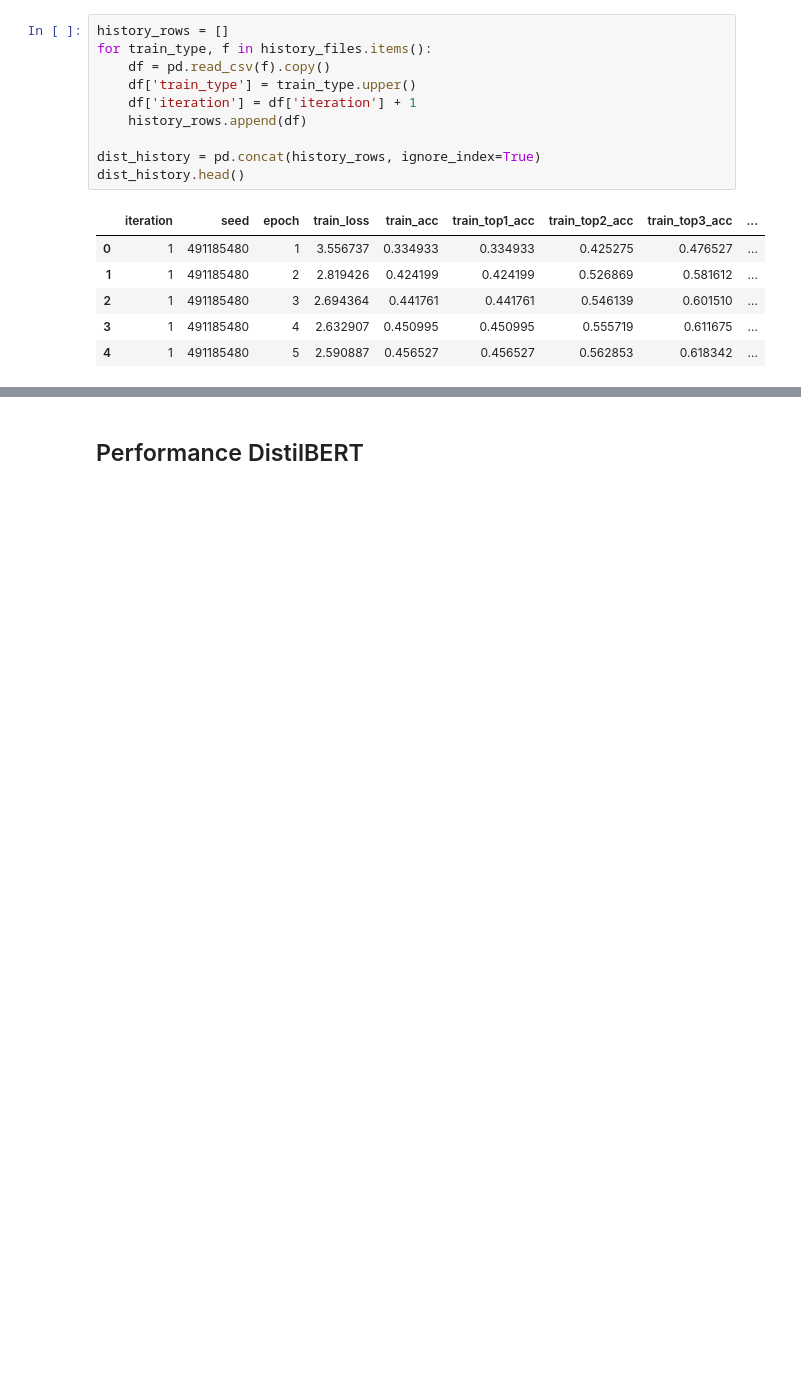
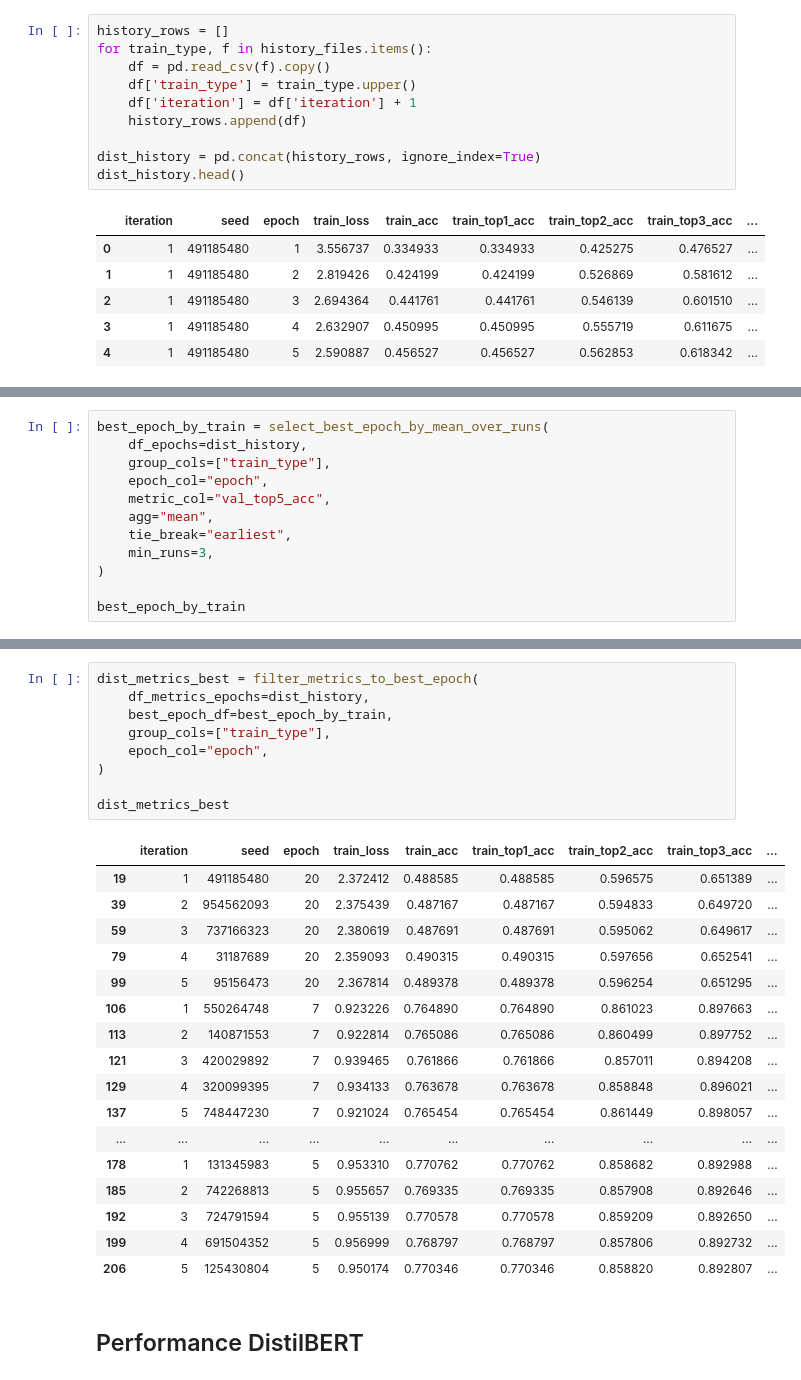
Before and after one commit to sstedoldi/tt1_clasi, a Jupyter notebook: 05-HSrecomm_iter_results_analysis.ipynb, the cells around one changed output, grey strips where cells are left out. Drawn from its saved outputs; the diff is of its cells as text; blank space fills up the shorter version.

```diff
--- a/05-HSrecomm_iter_results_analysis.ipynb
+++ b/05-HSrecomm_iter_results_analysis.ipynb
@@ -589,0 +693,12 @@ plt.show()
+# %%
+best_epoch_by_train = select_best_epoch_by_mean_over_runs(
+    df_epochs=dist_history,
+    group_cols=["train_type"],
+    epoch_col="epoch",
+    metric_col="val_top5_acc",
+    agg="mean",
+    tie_break="earliest",
+    min_runs=3,
+)
+
+best_epoch_by_train
@@ -590,2 +711,29 @@ plt.show()
+# %%
+dist_metrics_best = filter_metrics_to_best_epoch(
+    df_metrics_epochs=dist_history,
+    best_epoch_df=best_epoch_by_train,
+    group_cols=["train_type"],
+    epoch_col="epoch",
+)
+
+dist_metrics_best
+# %% [output]
+|  | iteration | seed | epoch | train_loss | train_acc | train_top1_acc | train_top2_acc | train_top3_acc | ... |
+| 19 | 1 | 491185480 | 20 | 2.372412 | 0.488585 | 0.488585 | 0.596575 | 0.651389 | ... |
+| 39 | 2 | 954562093 | 20 | 2.375439 | 0.487167 | 0.487167 | 0.594833 | 0.649720 | ... |
+| 59 | 3 | 737166323 | 20 | 2.380619 | 0.487691 | 0.487691 | 0.595062 | 0.649617 | ... |
+| 79 | 4 | 31187689 | 20 | 2.359093 | 0.490315 | 0.490315 | 0.597656 | 0.652541 | ... |
+| 99 | 5 | 95156473 | 20 | 2.367814 | 0.489378 | 0.489378 | 0.596254 | 0.651295 | ... |
+| 106 | 1 | 550264748 | 7 | 0.923226 | 0.764890 | 0.764890 | 0.861023 | 0.897663 | ... |
+| 113 | 2 | 140871553 | 7 | 0.922814 | 0.765086 | 0.765086 | 0.860499 | 0.897752 | ... |
+| 121 | 3 | 420029892 | 7 | 0.939465 | 0.761866 | 0.761866 | 0.857011 | 0.894208 | ... |
+| 129 | 4 | 320099395 | 7 | 0.934133 | 0.763678 | 0.763678 | 0.858848 | 0.896021 | ... |
+| 137 | 5 | 748447230 | 7 | 0.921024 | 0.765454 | 0.765454 | 0.861449 | 0.898057 | ... |
+| ... | ... | ... | ... | ... | ... | ... | ... | ... | ... |
+| 178 | 1 | 131345983 | 5 | 0.953310 | 0.770762 | 0.770762 | 0.858682 | 0.892988 | ... |
+| 185 | 2 | 742268813 | 5 | 0.955657 | 0.769335 | 0.769335 | 0.857908 | 0.892646 | ... |
+| 192 | 3 | 724791594 | 5 | 0.955139 | 0.770578 | 0.770578 | 0.859209 | 0.892650 | ... |
+| 199 | 4 | 691504352 | 5 | 0.956999 | 0.768797 | 0.768797 | 0.857806 | 0.892732 | ... |
+| 206 | 5 | 125430804 | 5 | 0.950174 | 0.770346 | 0.770346 | 0.858820 | 0.892807 | ... |
 # %% [markdown]
 ## Performance DistilBERT
```
Also changed, not shown: parts of 12 cells of this notebook, 13 other files.
